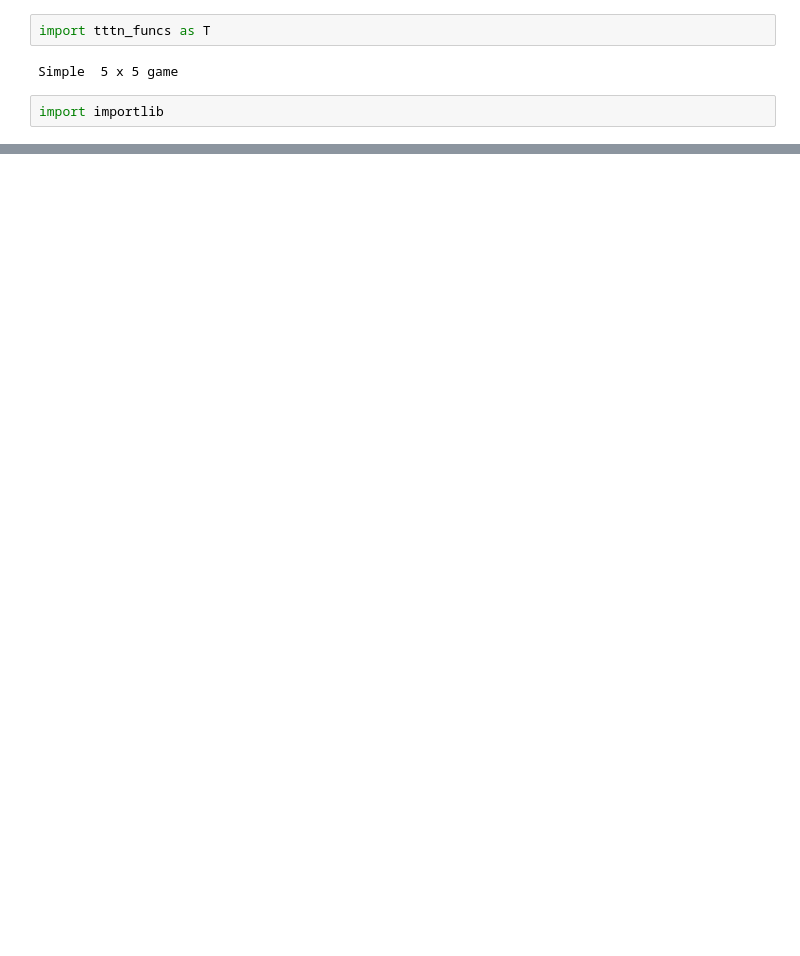
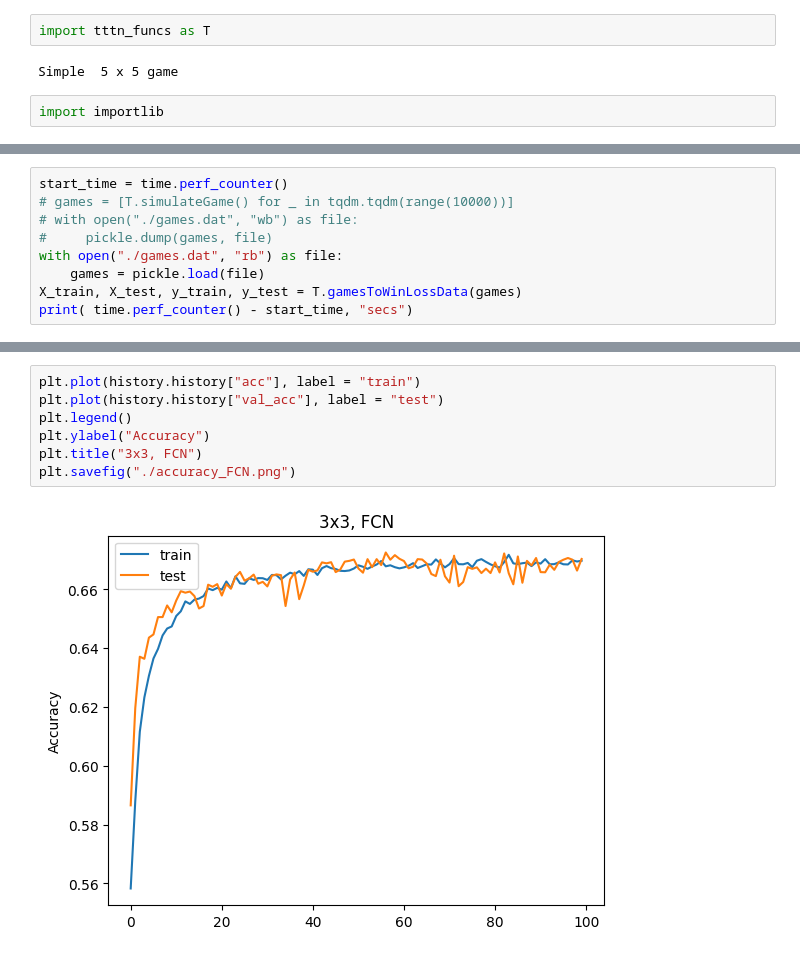
Before and after one commit to ALuchinsky/Fall2022_Data7300, a Jupyter notebook: 3x3.ipynb, the cells around one changed output, grey strips where cells are left out. Cells and saved outputs as stored; diff of their text form; blank space fills up the shorter version.

```diff
--- a/3x3.ipynb
+++ b/3x3.ipynb
@@ -41,0 +38,9 @@ Winner: 2
+# %%
+start_time = time.perf_counter()
+# games = [T.simulateGame() for _ in tqdm.tqdm(range(10000))]
+# with open("./games.dat", "wb") as file:
+#     pickle.dump(games, file)
+with open("./games.dat", "rb") as file:
+    games = pickle.load(file)
+X_train, X_test, y_train, y_test = T.gamesToWinLossData(games)
+print( time.perf_counter() - start_time, "secs")
@@ -41,0 +68,9 @@ Winner: 2
+# %%
+plt.plot(history.history["acc"], label = "train")
+plt.plot(history.history["val_acc"], label = "test")
+plt.legend()
+plt.ylabel("Accuracy")
+plt.title("3x3, FCN")
+plt.savefig("./accuracy_FCN.png")
+# %% [output]
+[figure, added]
```
Also changed, not shown: parts of 32 cells of this notebook, 52 other files.
